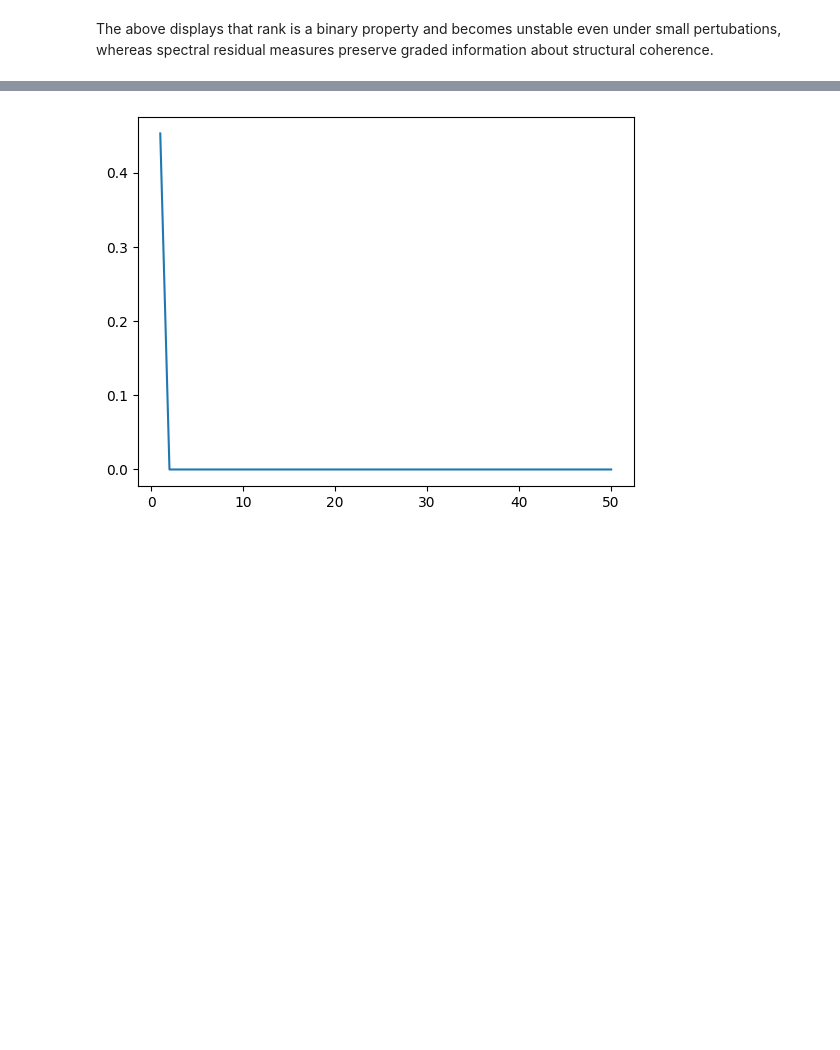
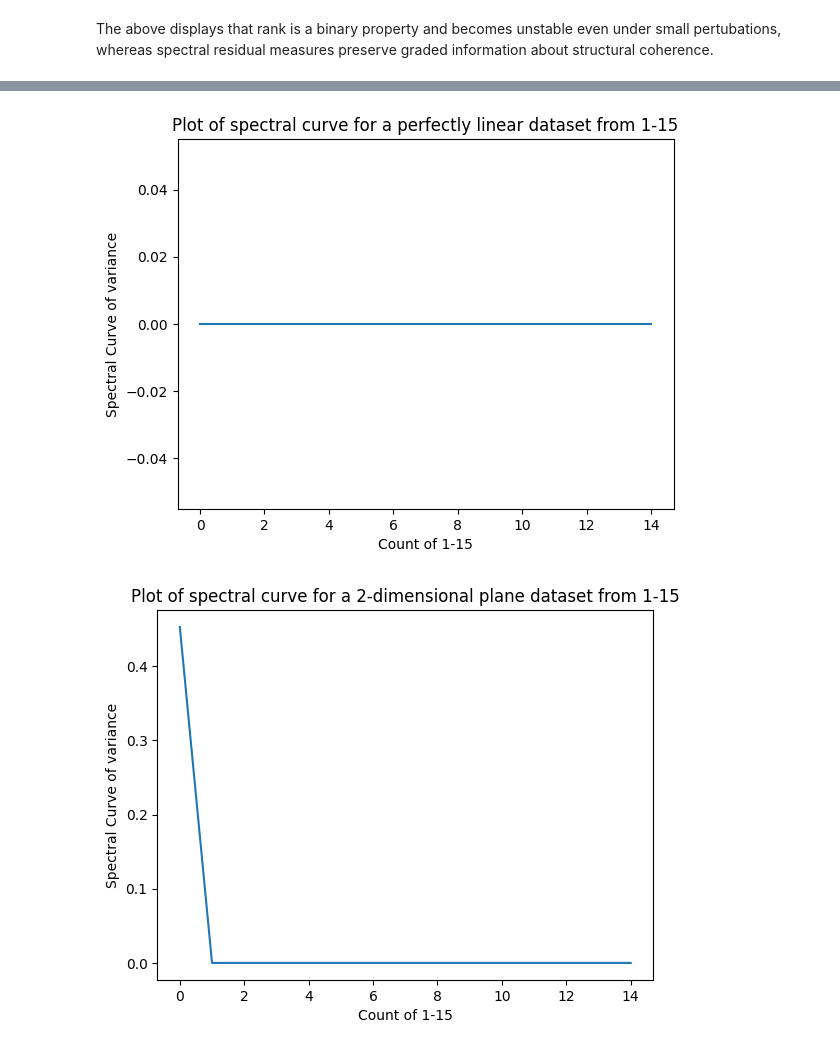
Before and after one commit to vallibone/structural-regime-analysis, a Jupyter notebook: notebooks/01_distance_to_linear.ipynb, the cells around one changed output, grey strips where cells are left out. Saved outputs shown, nothing was run; the diff lists cells and outputs as text; code cells hidden in the pictures; blank space fills up the shorter version.

Commit message:
Added plots for spectral curves of each dataset to show how δ_lin captures linear embedding dimension

```diff
--- a/notebooks/01_distance_to_linear.ipynb
+++ b/notebooks/01_distance_to_linear.ipynb
@@ -210,8 +221,17 @@ def generate_delta_lin_curve(df: NDArray[np.float64]) -> list:
 
     return delta_values
 # %%
-delta_line = generate_delta_lin_curve(line_df)
-delta_plane = generate_delta_lin_curve(plane_df)
-delta_circle = generate_delta_lin_curve(circle_df)
-delta_noise = generate_delta_lin_curve(noise_df)
-delta_line_with_noise = generate_delta_lin_curve(line_with_noise)
+line_spectrum = lin_spectrum(line_df)
+delta_line = generate_delta_lin_curve(line_spectrum)
+
+plane_spectrum = lin_spectrum(plane_df)
+delta_plane = generate_delta_lin_curve(plane_spectrum)
+
+circle_spectrum = lin_spectrum(circle_df)
+delta_circle = generate_delta_lin_curve(circle_spectrum)
+
+gaussian_noise_spectrum = lin_spectrum(noise_df)
+delta_gaussian_noise = generate_delta_lin_curve(gaussian_noise_spectrum)
+
+line_with_noise_spectrum = lin_spectrum(line_with_noise)
+delta_line_with_noise = generate_delta_lin_curve(line_with_noise_spectrum)
@@ -218,8 +279,44 @@ delta_line_with_noise = generate_delta_lin_curve(line_with_noise)
 # %%
 import matplotlib.pyplot as plt
 
-k_values = range(1, d+1)
-plt.plot(k_values, delta_plane)
+# Values for 1-15. Limiting k to display spectral curve more cleanly
+k = 15
+k_values = range(0, k)
+
+# Line_df spectral curve
+plt.plot(k_values, delta_line[:k])
+plt.title(f"Plot of spectral curve for a perfectly linear dataset from 1-{k}")
+plt.xlabel(f"Count of 1-{k}")
+plt.ylabel("Spectral Curve of variance")
 plt.show()
+
+# plane_df spectral curve
+plt.plot(k_values, delta_plane[:k])
+plt.title(f"Plot of spectral curve for a 2-dimensional plane dataset from 1-{k}")
+plt.xlabel(f"Count of 1-{k}")
+plt.ylabel("Spectral Curve of variance")
+plt.show()
+
+# cirlce_df spectral curve
+plt.plot(k_values, delta_circle[:k])
+plt.title(f"Plot of spectral curve for a 2-dimensional manifold dataset from 1-{k}")
+plt.xlabel(f"Count of 1-{k}")
+plt.ylabel("Spectral Curve of variance")
+plt.show()
+
+# Gaussian Noise_df spectral curve
+plt.plot(k_values, delta_gaussian_noise[:k])
+plt.title(f"Plot of spectral curve for a Guassian noise dataset from 1-{k}")
+plt.xlabel(f"Count of 1-{k}")
+plt.ylabel("Spectral Curve of variance")
+plt.show()
+
+# line_with_noise_df spectral curve
+plt.plot(k_values, delta_line_with_noise[:k])
+plt.title(f"Plot of spectral curve for 1-dimensional linear dataset with noise 1-{k}")
+plt.xlabel(f"Count of 1-{k}")
+plt.ylabel("Spectral Curve of variance")
+plt.show()
 # %% [output]
-[figure, old version]
+[figure, new version]
+[figure, added]
```
Also changed, not shown: parts of 4 cells of this notebook, 1 other file.
